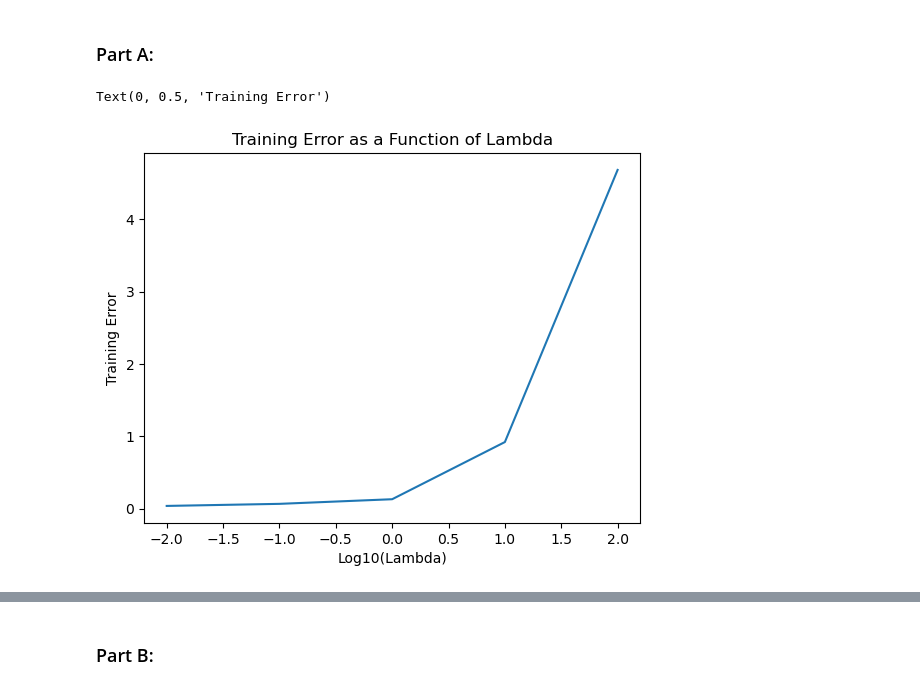
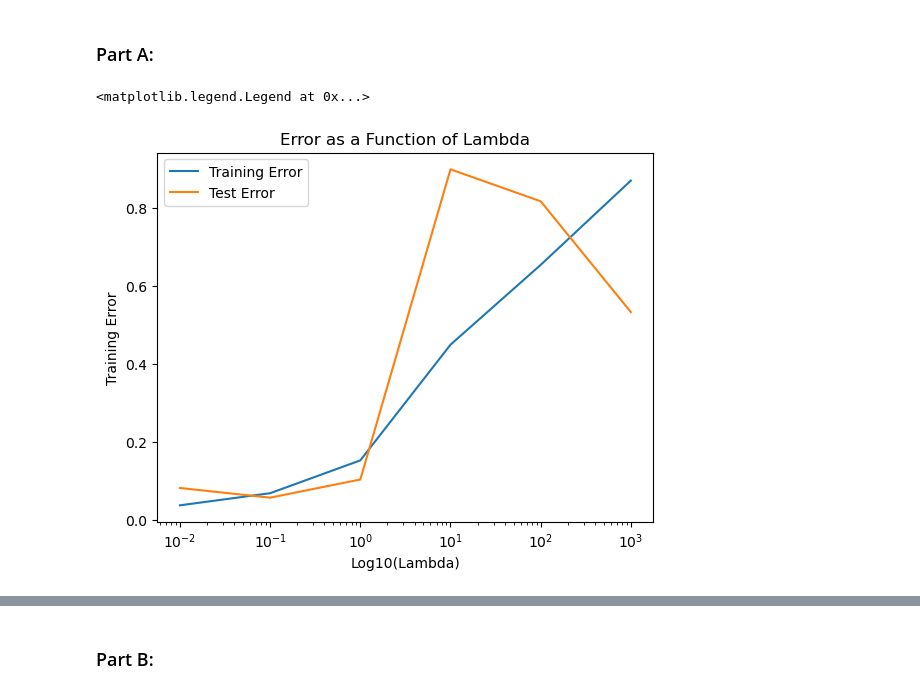
Before and after one commit to rgavigan/cs4442, a Jupyter notebook: assign1/assignment1.ipynb, the cells around one changed output, grey strips where cells are left out. Cells and saved outputs as stored; diff of their text form; code cells hidden in the pictures.

```diff
--- a/assign1/assignment1.ipynb
+++ b/assign1/assignment1.ipynb
@@ -298,22 +343,33 @@ From the data we have, both the third-order and fourth-order solutions are simil
 # %% [markdown]
 ### Part A:
 # %%
-# L2 Regularization Method
+# L2 Regularization Method - w = (X_T*X + lI)^-1 * X_T*Y. w0 is not affected by regularization
 def l2_regularization(X, Y, l):
-    return np.dot(np.dot(np.linalg.inv(np.dot(X.T, X) + l*np.identity(X.shape[1])), X.T), Y)
+    I = np.identity(X.shape[1])
+    I[0, 0] = 0
+    return np.dot(np.dot(np.linalg.inv(np.dot(X.T, X) + l*I), X.T), Y)
 
 # Perform 4th-order polynomial regression with L2 regularization for l = {0.01; 0.1'; 1; 10; 100}
-l = [0.01, 0.1, 1, 10, 100]
-errors = []
+l = [0.01, 0.1, 1, 10, 100, 1000]
+training_errors = []
 for i in l:
     w = l2_regularization(trainingXLR4, trainingY, i)
-    errors.append(averageError(trainingXLR4, trainingY, w))
+    training_errors.append(averageError(trainingXLR4, trainingY, w))
 
-# Plot the training error as a function of lambda (log10 scale for lambda)
-plt.plot(np.log10(l), errors)
-plt.title('Training Error as a Function of Lambda')
+# Test data
+    test_errors = []
+for i in l:
+    w = l2_regularization(trainingXLR4, trainingY, i)
+    test_errors.append(averageError(testXLR4, testY, w))
+
+# Plot the training and test error as a function of lambda (log10 scale for lambda)
+plt.plot(l, training_errors)
+plt.plot(l, test_errors)
+plt.title('Error as a Function of Lambda')
 plt.xlabel('Log10(Lambda)')
 plt.ylabel('Training Error')
+plt.xscale('log')
+plt.legend(['Training Error', 'Test Error'])
 # %% [output]
-Text(0, 0.5, 'Training Error')
+<matplotlib.legend.Legend at 0x...>
-[figure, old version]
+[figure, new version]
```
Also changed, not shown: parts of 17 cells of this notebook.
